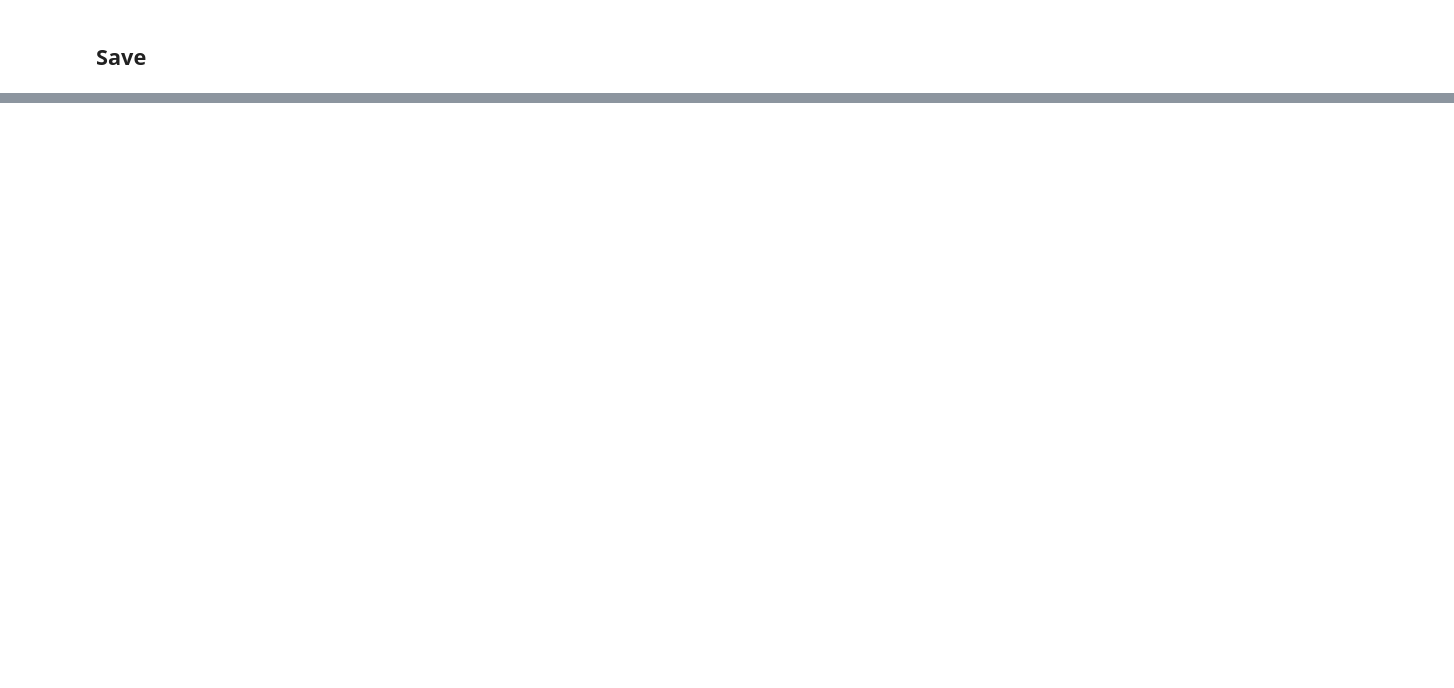
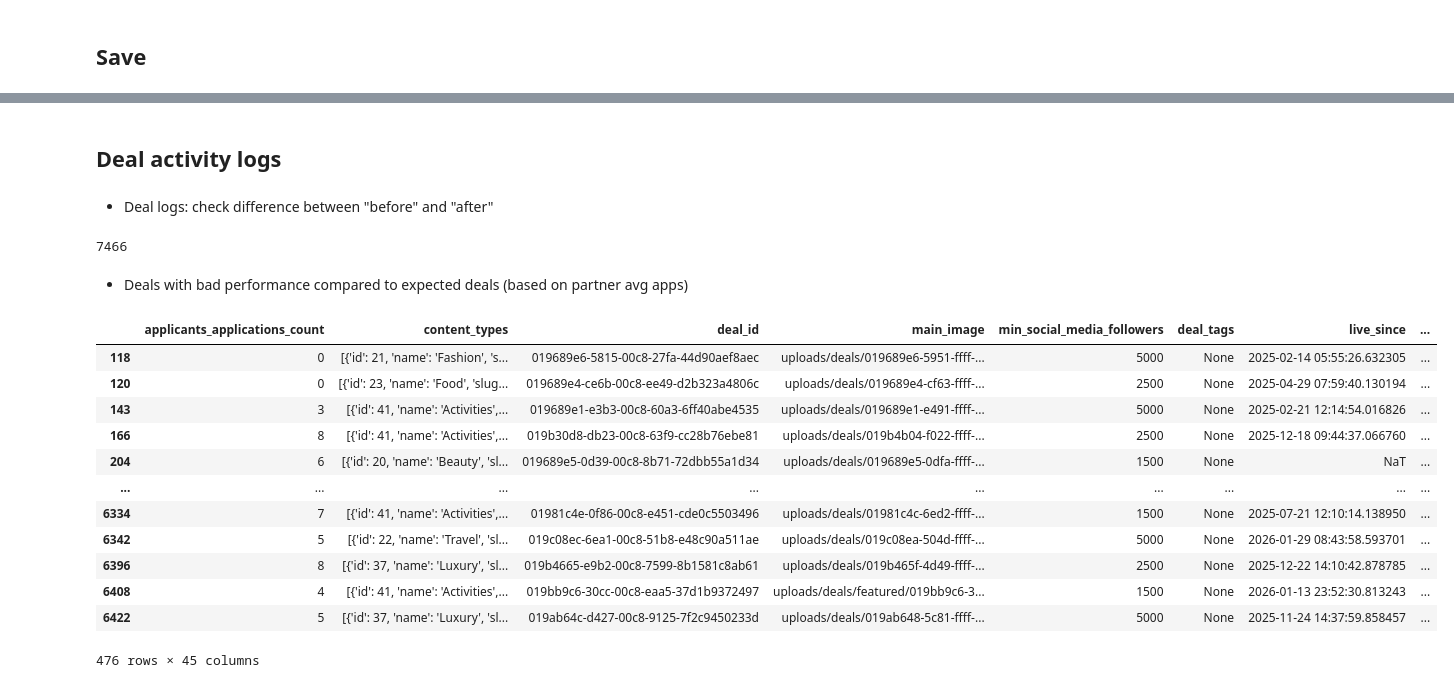
Before and after one commit to wouterbarter/AI_thesis_public, a Jupyter notebook: notebooks/data_cleaning.ipynb, the cells around one changed output, grey strips where cells are left out. Cells and saved outputs as stored; diff of their text form; code cells hidden in the pictures; blank space fills up the shorter version.

```diff
--- a/notebooks/data_cleaning.ipynb
+++ b/notebooks/data_cleaning.ipynb
@@ -190,0 +173,2 @@ df.to_parquet(processed_data_path)
+# %% [markdown]
+## Deal activity logs
@@ -190,0 +192,2 @@ df.to_parquet(processed_data_path)
+# %% [markdown]
+- Deal logs: check difference between "before" and "after"
@@ -190,0 +200,4 @@ df.to_parquet(processed_data_path)
+# %%
+deal_logs.entity_id.nunique()
+# %% [output]
+7466
@@ -190,0 +248,49 @@ df.to_parquet(processed_data_path)
+# %% [markdown]
+- Deals with bad performance compared to expected deals (based on partner avg apps)
+# %%
+import pandas as pd
+
+def flag_low_performing_deals(df, low_app_threshold=10, min_historical_avg=20, min_deals_run=3):
+    """
+    Flags deals that received < 10 apps, BUT ONLY IF the partner
+    historically performs well and has a proven track record.
+    """
+    # 1. Calculate partner historical stats
+    partner_stats = df.groupby('partner_id')['applicants_applications_count'].agg(
+        partner_avg_apps='mean',
+        partner_deal_count='count'
+    ).reset_index()
+
+    # 2. Merge the historical stats back to the main dataframe
+    df = df.merge(partner_stats, on='partner_id', how='left')
+
+    # 3. Apply the Flagging Logic
+    df['is_unexpectedly_low'] = (
+        (df['applicants_applications_count'] < low_app_threshold) & # Has fewer than 10 apps
+        (df['partner_avg_apps'] >= min_historical_avg) &            # Partner USUALLY gets 15+
+        (df['partner_deal_count'] >= min_deals_run)                 # Partner has run at least 3 deals
+    )
+
+    return df
+
+# Apply the function
+df_flagged = flag_low_performing_deals(df)
+
+# View only the anomalous deals
+anomalies = df_flagged[df_flagged['is_unexpectedly_low'] == True]
+# %%
+anomalies
+# %% [output]
+|  | applicants_applications_count | content_types | deal_id | main_image | min_social_media_followers | deal_tags | live_since | ... |
+| 118 | 0 | [{'id': 21, 'name': 'Fashion', 's... | 019689e6-5815-00c8-27fa-44d90aef8aec | uploads/deals/019689e6-5951-ffff-... | 5000 | None | 2025-02-14 05:55:26.632305 | ... |
+| 120 | 0 | [{'id': 23, 'name': 'Food', 'slug... | 019689e4-ce6b-00c8-ee49-d2b323a4806c | uploads/deals/019689e4-cf63-ffff-... | 2500 | None | 2025-04-29 07:59:40.130194 | ... |
+| 143 | 3 | [{'id': 41, 'name': 'Activities',... | 019689e1-e3b3-00c8-60a3-6ff40abe4535 | uploads/deals/019689e1-e491-ffff-... | 5000 | None | 2025-02-21 12:14:54.016826 | ... |
+| 166 | 8 | [{'id': 41, 'name': 'Activities',... | 019b30d8-db23-00c8-63f9-cc28b76ebe81 | uploads/deals/019b4b04-f022-ffff-... | 2500 | None | 2025-12-18 09:44:37.066760 | ... |
+| 204 | 6 | [{'id': 20, 'name': 'Beauty', 'sl... | 019689e5-0d39-00c8-8b71-72dbb55a1d34 | uploads/deals/019689e5-0dfa-ffff-... | 1500 | None | NaT | ... |
+| ... | ... | ... | ... | ... | ... | ... | ... | ... |
+| 6334 | 7 | [{'id': 41, 'name': 'Activities',... | 01981c4e-0f86-00c8-e451-cde0c5503496 | uploads/deals/01981c4c-6ed2-ffff-... | 1500 | None | 2025-07-21 12:10:14.138950 | ... |
+| 6342 | 5 | [{'id': 22, 'name': 'Travel', 'sl... | 019c08ec-6ea1-00c8-51b8-e48c90a511ae | uploads/deals/019c08ea-504d-ffff-... | 5000 | None | 2026-01-29 08:43:58.593701 | ... |
+| 6396 | 8 | [{'id': 37, 'name': 'Luxury', 'sl... | 019b4665-e9b2-00c8-7599-8b1581c8ab61 | uploads/deals/019b465f-4d49-ffff-... | 2500 | None | 2025-12-22 14:10:42.878785 | ... |
+| 6408 | 4 | [{'id': 41, 'name': 'Activities',... | 019bb9c6-30cc-00c8-eaa5-37d1b9372497 | uploads/deals/featured/019bb9c6-3... | 1500 | None | 2026-01-13 23:52:30.813243 | ... |
+| 6422 | 5 | [{'id': 37, 'name': 'Luxury', 'sl... | 019ab64c-d427-00c8-9125-7f2c9450233d | uploads/deals/019ab648-5c81-ffff-... | 5000 | None | 2025-11-24 14:37:59.858457 | ... |
+476 rows × 45 columns
```
Also changed, not shown: parts of 24 cells of this notebook.
